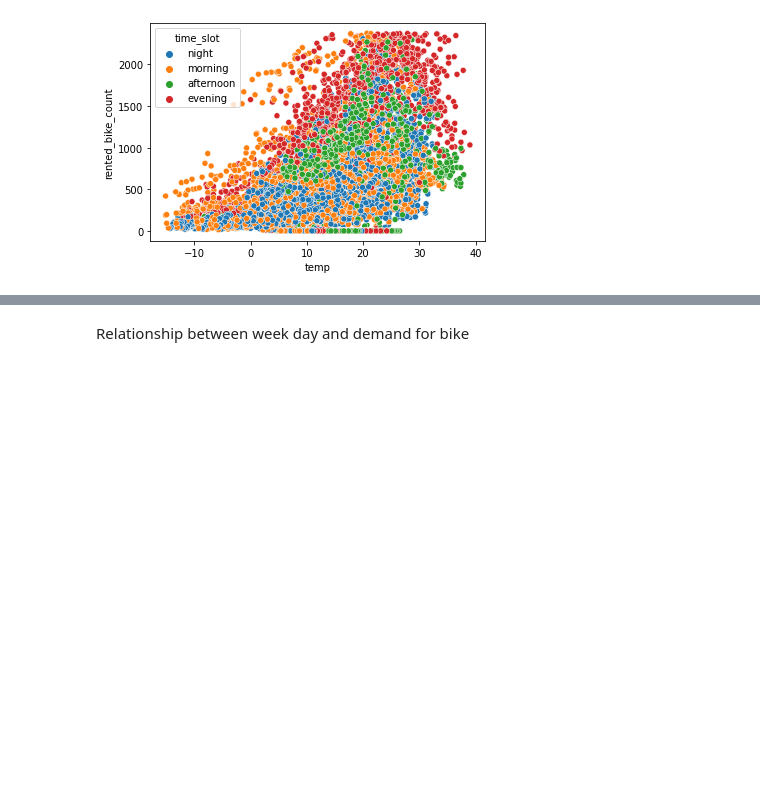
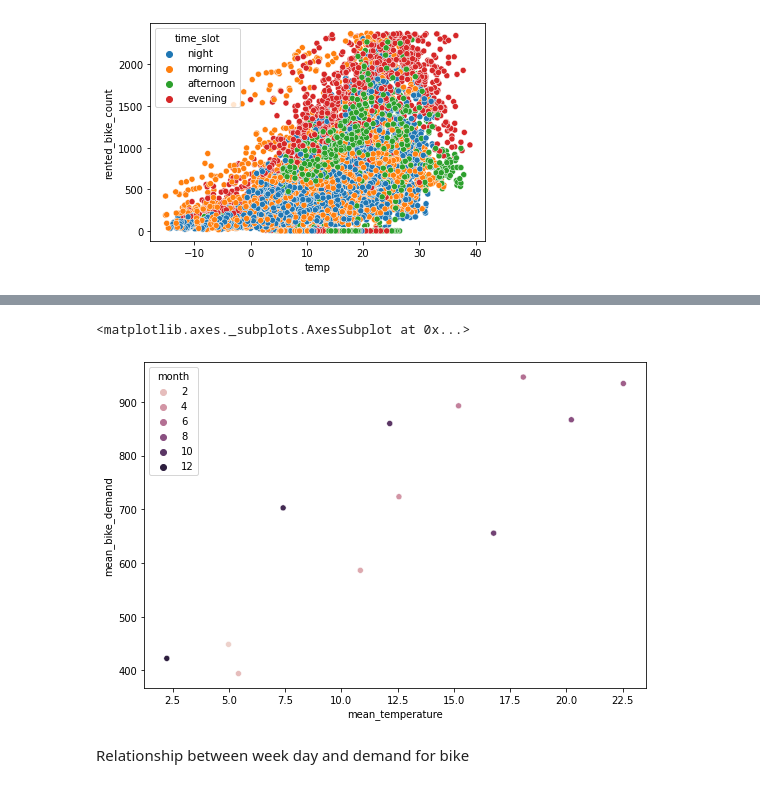
Before and after one commit to chandrakar-shubham/Bike-Sharing-Demand-Prediction--ML-regression-Project, a Jupyter notebook: Bike_Sharing_Demand_Prediction_Capstone_Project.ipynb, the cells around one changed output, grey strips where cells are left out. Drawn from its saved outputs; the diff is of its cells as text; code cells hidden in the pictures; blank space fills up the shorter version.

```diff
--- a/Bike_Sharing_Demand_Prediction_Capstone_Project.ipynb
+++ b/Bike_Sharing_Demand_Prediction_Capstone_Project.ipynb
@@ -809,3 +876,6 @@ sns.scatterplot(data = df2,x='temp',y='rented_bike_count',hue = 'time_slot' )
 # %% [output]
 <matplotlib.axes._subplots.AxesSubplot at 0x...>
 [figure]
+# %%
+month_temp = pd.DataFrame(data=df2.groupby('month').agg(mean_temperature = ('temp','mean'),mean_bike_demand =('rented_bike_count','mean')).reset_index())
+month_temp
@@ -812,3 +896,9 @@ sns.scatterplot(data = df2,x='temp',y='rented_bike_count',hue = 'time_slot' )
+# %%
+plt.figure(figsize=(9,6))
+sns.scatterplot(data=month_temp,y = 'mean_bike_demand',x = 'mean_temperature',hue = 'month')
+# %% [output]
+<matplotlib.axes._subplots.AxesSubplot at 0x...>
+[figure, added]
 # %% [markdown]
 Relationship between week day and demand for bike
 # %% [markdown]
```
Also changed, not shown: parts of 77 cells of this notebook.
